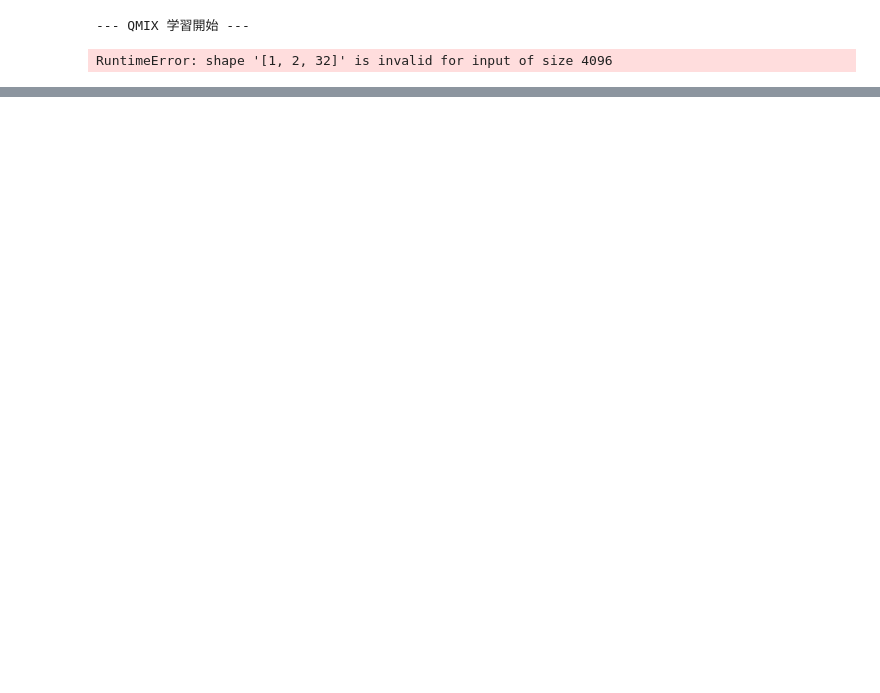
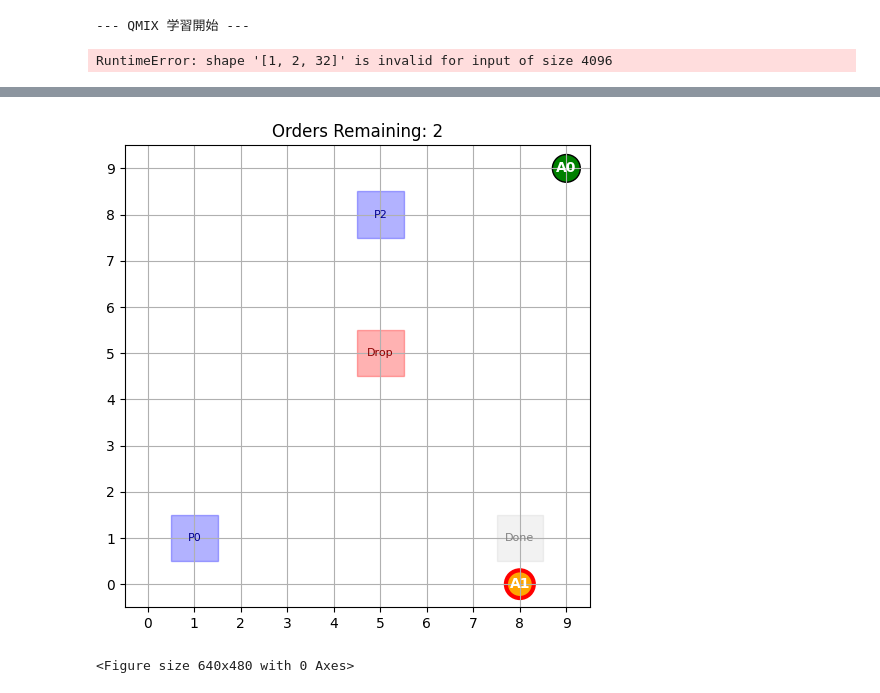
Before and after one commit to Shinichi0713/Reinforce-Learning-Study, a Jupyter notebook: miulti-agent/src/exe-2/src/MARL_WareHouseAgent.ipynb, the cells around one changed output, grey strips where cells are left out. Drawn from its saved outputs; the diff is of its cells as text; code cells hidden in the pictures; blank space fills up the shorter version.

```diff
--- a/miulti-agent/src/exe-2/src/MARL_WareHouseAgent.ipynb
+++ b/miulti-agent/src/exe-2/src/MARL_WareHouseAgent.ipynb
@@ -1641,0 +1678,40 @@ Local Agent Input Dimension: 6
+# %%
+# --- 学習済みモデルでのテスト実行 ---
+print("\n--- テスト実行 (可視化) ---")
+obs = env.reset()
+trained_agent.agent_nets.eval() # 評価モード
+
+total_test_reward = 0
+
+for t in range(MAX_STEPS):
+    global_state, local_states = trained_agent.preprocess_state(obs)
+
+    # ε=0 (貪欲) で行動を選択
+    actions = {}
+    with torch.no_grad():
+        for i in range(env.num_agents):
+            q_values = trained_agent.agent_nets[i](local_states[i])
+            action = q_values.max(1)[1].item()
+            actions[i] = action
+
+    next_obs, rewards, done, info = env.step(actions)
+    total_test_reward += sum(rewards.values())
+
+    # 可視化
+    env.render(mode='graphic', sleep_time=0.1)
+
+    obs = next_obs
+
+    if all(done.values()):
+        print(f"テスト完了！ 全てのタスクを {t+1} ステップで完了しました。総報酬: {total_test_reward:.2f}")
+        plt.pause(2.0)
+        break
+
+if not all(done.values()):
+    print(f"テスト終了（時間切れ）。総報酬: {total_test_reward:.2f}")
+
+plt.ioff()
+plt.show()
+# %% [output]
+[figure, added]
+<Figure size 640x480 with 0 Axes>
```
Also changed, not shown: parts of 3 cells of this notebook, 4 other files.
